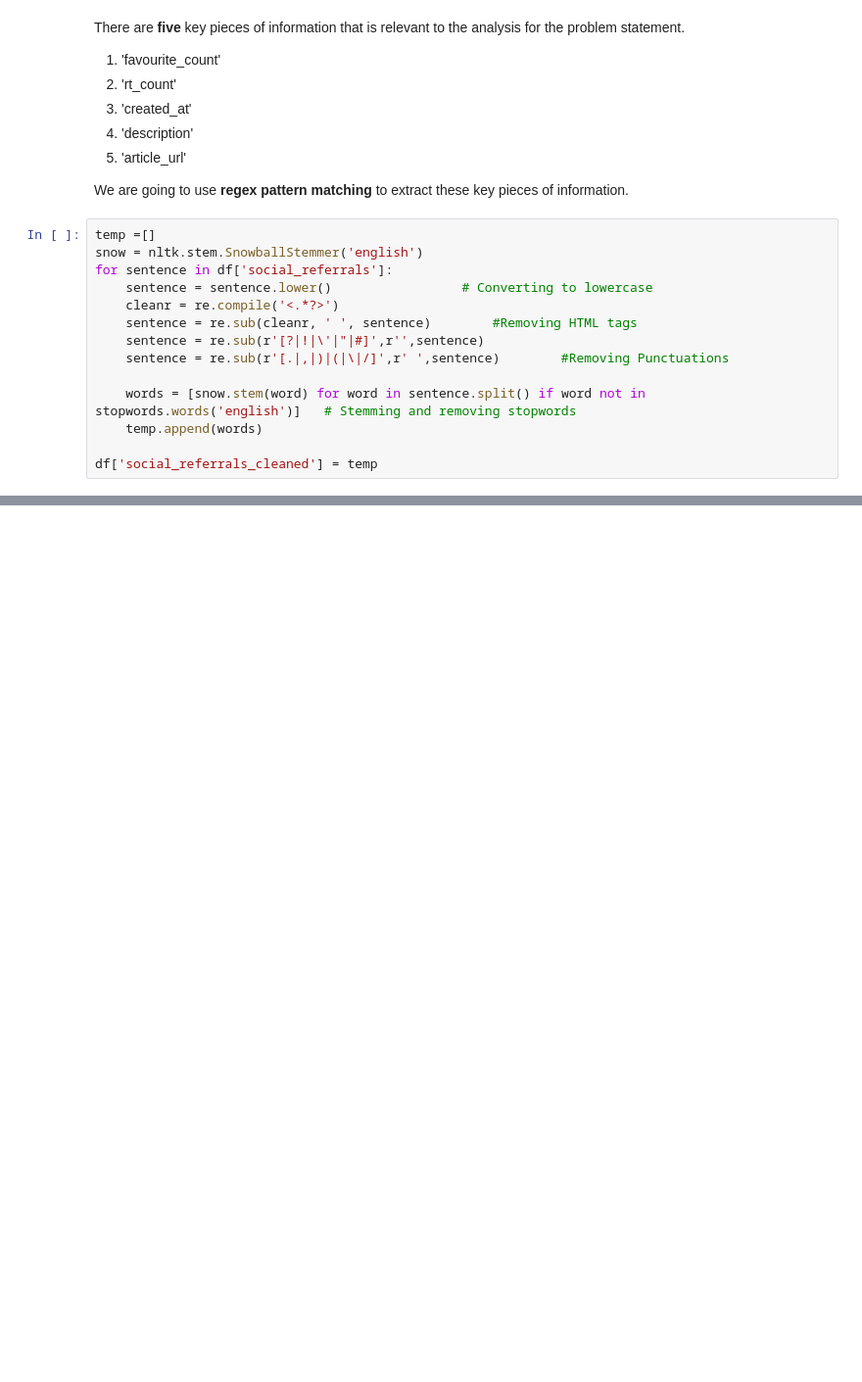
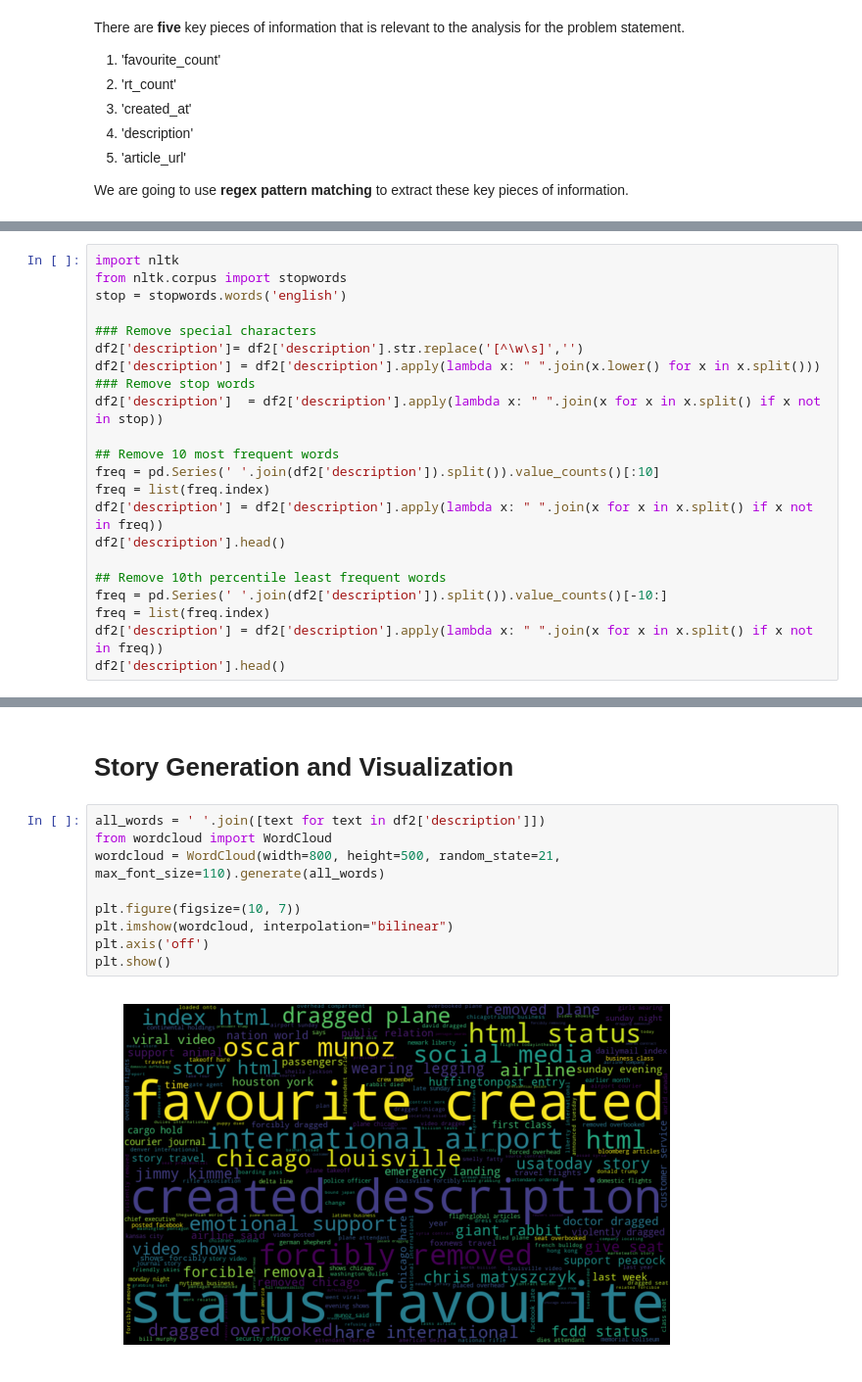
Before and after one commit to miaraghavan/EPIC-Data-Challenge, a Jupyter notebook: EDA_mia.ipynb, the cells around one changed output, grey strips where cells are left out. Shown: that part at 98% size. Drawn from its saved outputs; the diff is of its cells as text; blank space fills up the shorter version.

Commit message:
Add files via upload
Added new EDA + stemming

```diff
--- a/EDA_mia.ipynb
+++ b/EDA_mia.ipynb
@@ -147,17 +154,3 @@ There are **five** key pieces of information that is relevant to the analysis fo
 5. 'article_url'
 
 We are going to use **regex pattern matching** to extract these key pieces of information.
-# %%
-temp =[]
-snow = nltk.stem.SnowballStemmer('english')
-for sentence in df['social_referrals']:
-    sentence = sentence.lower()                 # Converting to lowercase
-    cleanr = re.compile('<.*?>')
-    sentence = re.sub(cleanr, ' ', sentence)        #Removing HTML tags
-    sentence = re.sub(r'[?|!|\'|"|#]',r'',sentence)
-    sentence = re.sub(r'[.|,|)|(|\|/]',r' ',sentence)        #Removing Punctuations
-
-    words = [snow.stem(word) for word in sentence.split() if word not in stopwords.words('english')]   # Stemming and removing stopwords
-    temp.append(words)
-
-df['social_referrals_cleaned'] = temp
@@ -163,0 +189,22 @@ df['social_referrals_cleaned'] = temp
+# %%
+import nltk
+from nltk.corpus import stopwords
+stop = stopwords.words('english')
+
+### Remove special characters
+df2['description']= df2['description'].str.replace('[^\w\s]','')
+df2['description'] = df2['description'].apply(lambda x: " ".join(x.lower() for x in x.split()))
+### Remove stop words
+df2['description']  = df2['description'].apply(lambda x: " ".join(x for x in x.split() if x not in stop))
+
+## Remove 10 most frequent words
+freq = pd.Series(' '.join(df2['description']).split()).value_counts()[:10]
+freq = list(freq.index)
+df2['description'] = df2['description'].apply(lambda x: " ".join(x for x in x.split() if x not in freq))
+df2['description'].head()
+
+## Remove 10th percentile least frequent words
+freq = pd.Series(' '.join(df2['description']).split()).value_counts()[-10:]
+freq = list(freq.index)
+df2['description'] = df2['description'].apply(lambda x: " ".join(x for x in x.split() if x not in freq))
+df2['description'].head()
@@ -163,0 +220,13 @@ df['social_referrals_cleaned'] = temp
+# %% [markdown]
+# Story Generation and Visualization
+# %%
+all_words = ' '.join([text for text in df2['description']])
+from wordcloud import WordCloud
+wordcloud = WordCloud(width=800, height=500, random_state=21, max_font_size=110).generate(all_words)
+
+plt.figure(figsize=(10, 7))
+plt.imshow(wordcloud, interpolation="bilinear")
+plt.axis('off')
+plt.show()
+# %% [output]
+[figure, added]
```
Also changed, not shown: parts of 13 cells of this notebook.
